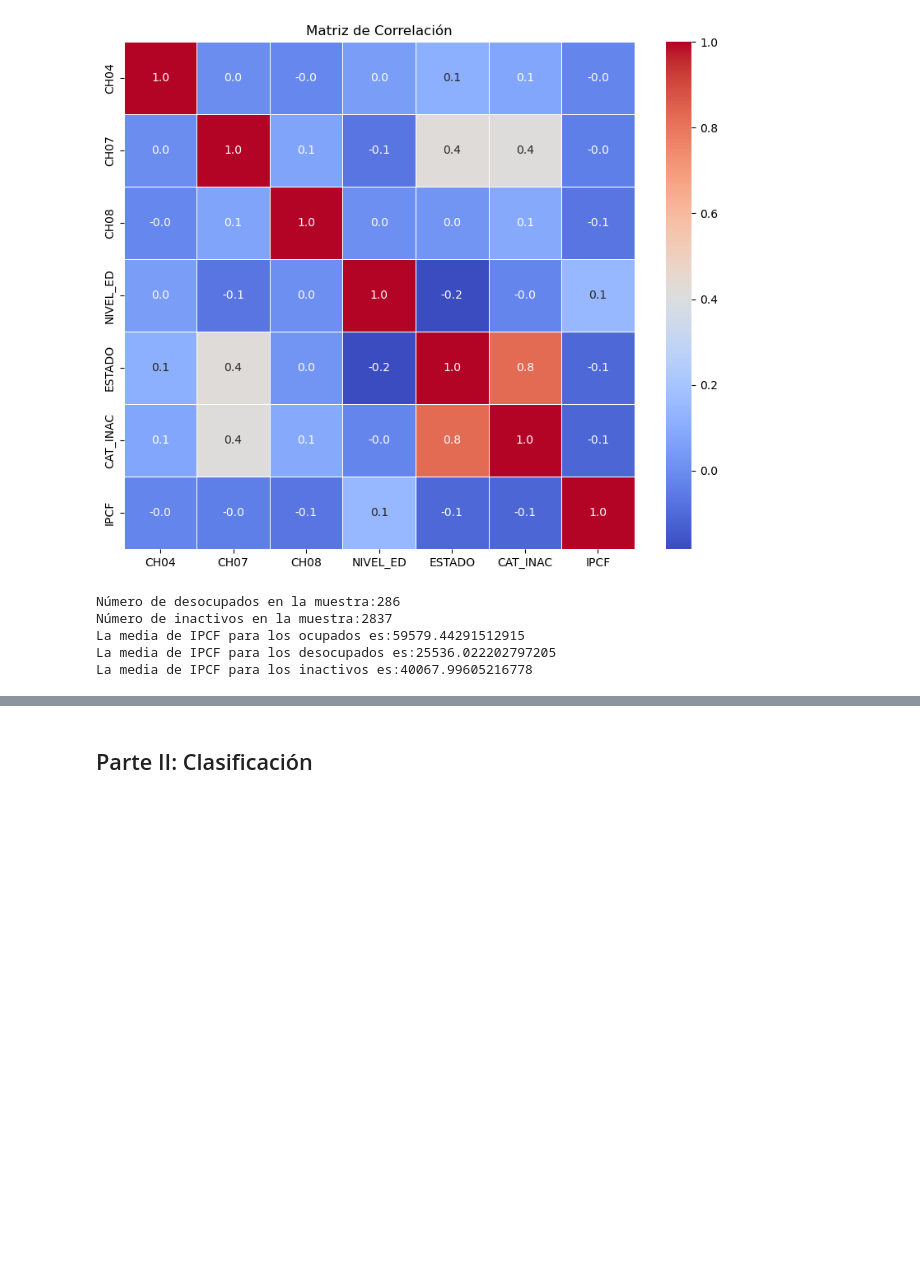
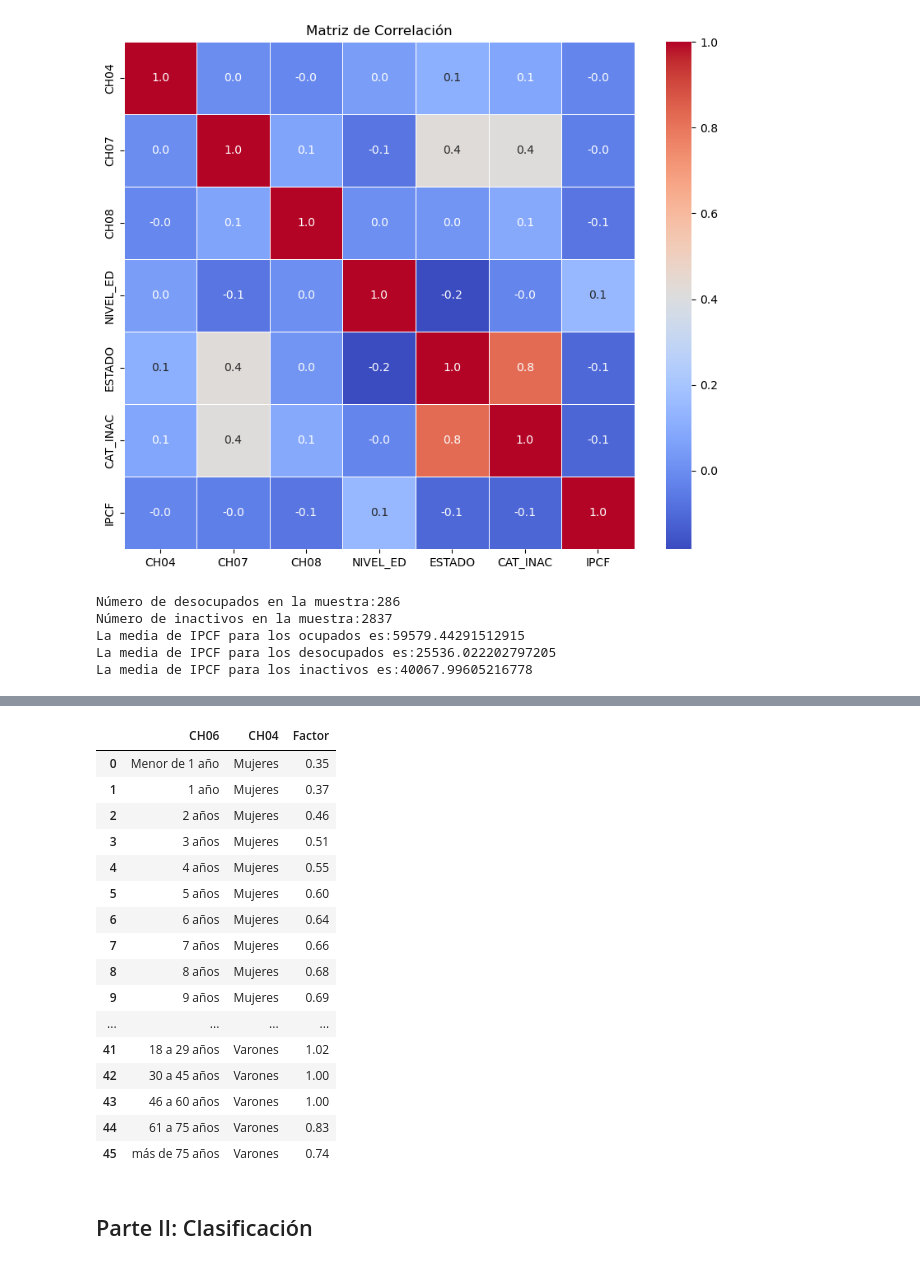
Before and after one commit to rmcondor/big-data-tp2, a Jupyter notebook: codes/TP2_Code.ipynb, the cells around one changed output, grey strips where cells are left out. Saved outputs shown, nothing was run; the diff lists cells and outputs as text; code cells hidden in the pictures; blank space fills up the shorter version.

```diff
--- a/codes/TP2_Code.ipynb
+++ b/codes/TP2_Code.ipynb
@@ -143,0 +160,33 @@ La media de IPCF para los inactivos es:40067.99605216778
+# %%
+#2f) Juntamos con el archivo tabla adulto equiv.xlsx
+
+# Importamos específicamente las columnas que nos interesan
+import os
+import pandas as pd
+
+# Use an absolute path or a path relative to the notebook's location
+file_path = os.path.abspath("../datasets/tabla_adulto_equiv.xlsx")
+adulto_equiv = pd.read_excel(file_path, skiprows=3, usecols="A:C").dropna()
+
+# Reshape wide to long. El ID es Edad
+adulto_equiv = adulto_equiv.melt(id_vars='Edad', var_name='CH04', value_name='Factor')
+adulto_equiv = adulto_equiv.rename(columns={'Edad': 'CH06'})
+adulto_equiv = adulto_equiv.rename(columns={'Adulto_equiv': 'CH04'})
+# %% [output]
+|  | CH06 | CH04 | Factor |
+| 0 | Menor de 1 año | Mujeres | 0.35 |
+| 1 | 1 año | Mujeres | 0.37 |
+| 2 | 2 años | Mujeres | 0.46 |
+| 3 | 3 años | Mujeres | 0.51 |
+| 4 | 4 años | Mujeres | 0.55 |
+| 5 | 5 años | Mujeres | 0.60 |
+| 6 | 6 años | Mujeres | 0.64 |
+| 7 | 7 años | Mujeres | 0.66 |
+| 8 | 8 años | Mujeres | 0.68 |
+| 9 | 9 años | Mujeres | 0.69 |
+| ... | ... | ... | ... |
+| 41 | 18 a 29 años | Varones | 1.02 |
+| 42 | 30 a 45 años | Varones | 1.00 |
+| 43 | 46 a 60 años | Varones | 1.00 |
+| 44 | 61 a 75 años | Varones | 0.83 |
+| 45 | más de 75 años | Varones | 0.74 |
```
Also changed, not shown: parts of 2 cells of this notebook.
